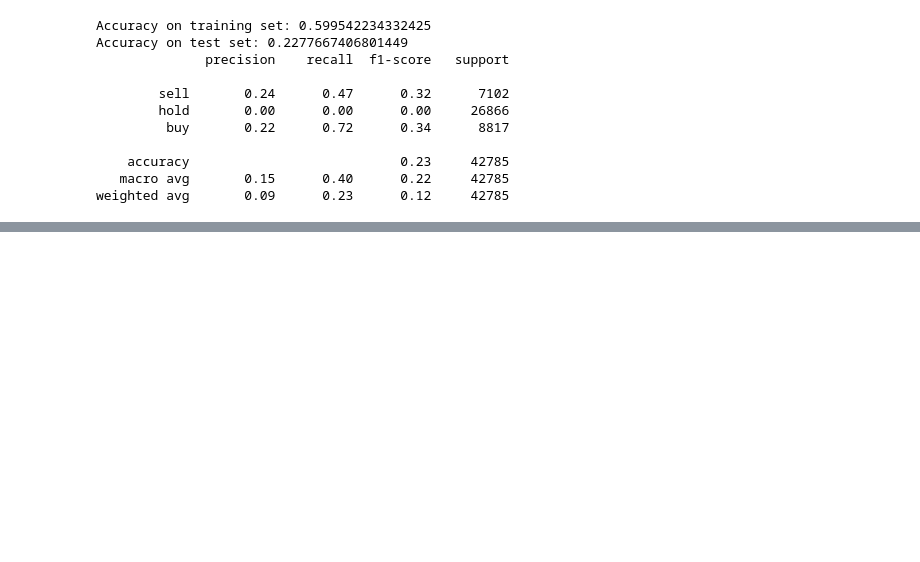
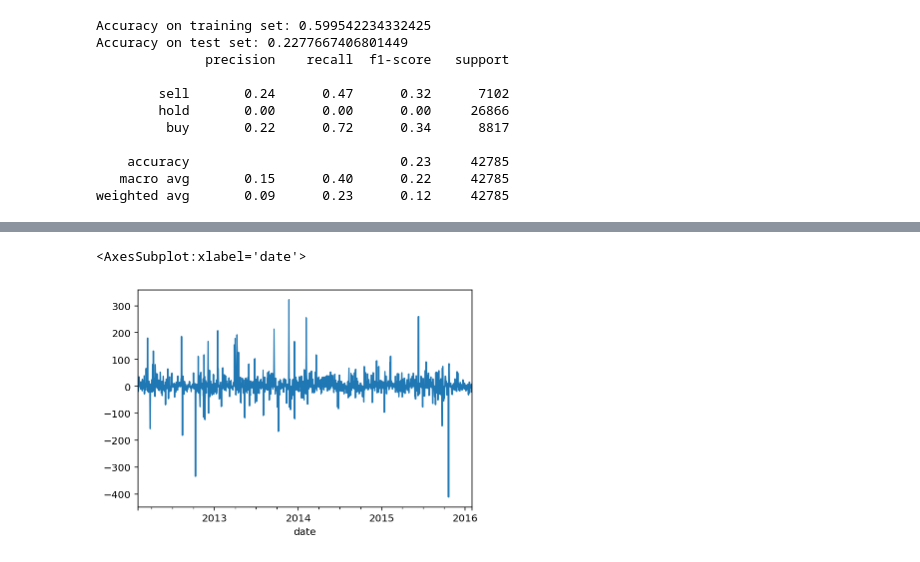
Before and after one commit to iewaij/tseu, a Jupyter notebook: notebooks/fundamental_backtest_mooom.ipynb, the cells around one changed output, grey strips where cells are left out. Saved outputs shown, nothing was run; the diff lists cells and outputs as text; code cells hidden in the pictures; blank space fills up the shorter version.

```diff
--- a/notebooks/fundamental_backtest_mooom.ipynb
+++ b/notebooks/fundamental_backtest_mooom.ipynb
@@ -295,0 +266,5 @@ array([0.4719821 , 0.5253883 , 0.569609  , 0.6565752 , 0.61104935,
+# %%
+port_return.droplevel("gvkey").resample("D").sum().plot()
+# %% [output]
+<AxesSubplot:xlabel='date'>
+[figure, added]
```
Also changed, not shown: parts of 16 cells of this notebook.
